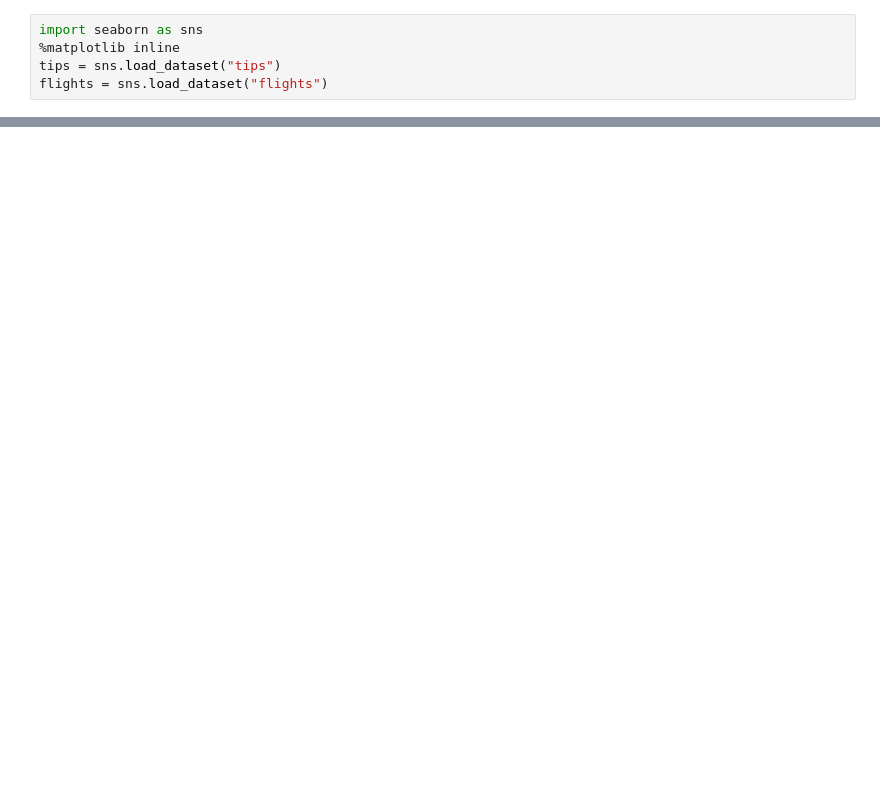
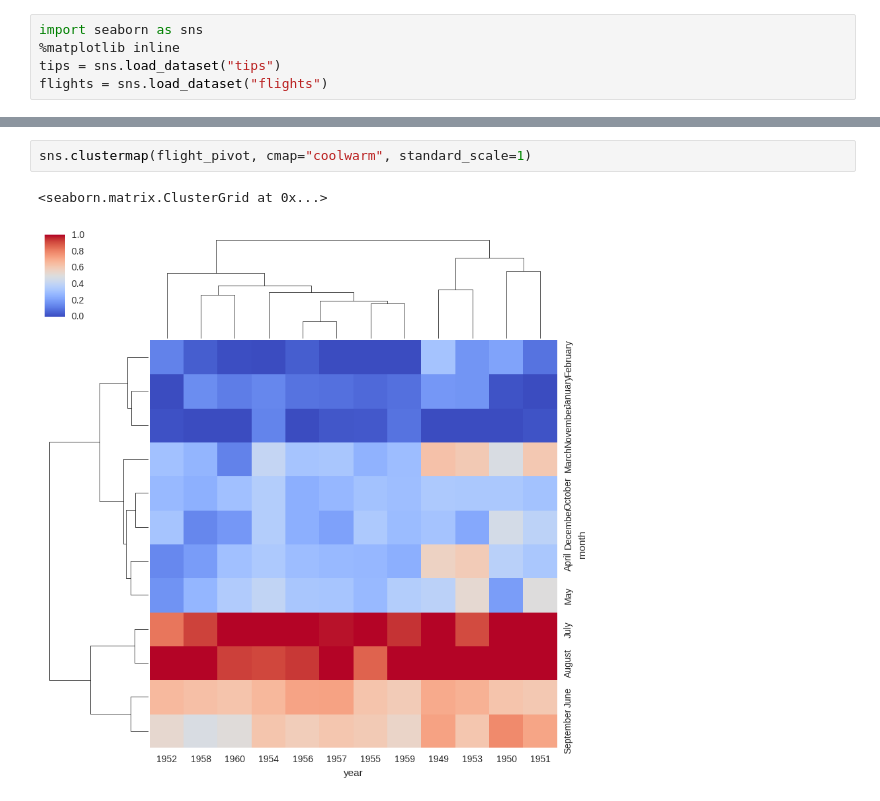
Before and after one commit to acebigdata/PythonDataScience, a Jupyter notebook: PythonDataScience/Self/SeabornMatrixPlot.ipynb, the cells around one changed output, grey strips where cells are left out. Drawn from its saved outputs; the diff is of its cells as text; blank space fills up the shorter version.

```diff
--- a/PythonDataScience/Self/SeabornMatrixPlot.ipynb
+++ b/PythonDataScience/Self/SeabornMatrixPlot.ipynb
@@ -14,0 +38,5 @@ tips.head()
+# %%
+sns.clustermap(flight_pivot, cmap="coolwarm", standard_scale=1)
+# %% [output]
+<seaborn.matrix.ClusterGrid at 0x...>
+[figure, added]
```
Also changed, not shown: parts of 6 cells of this notebook.
